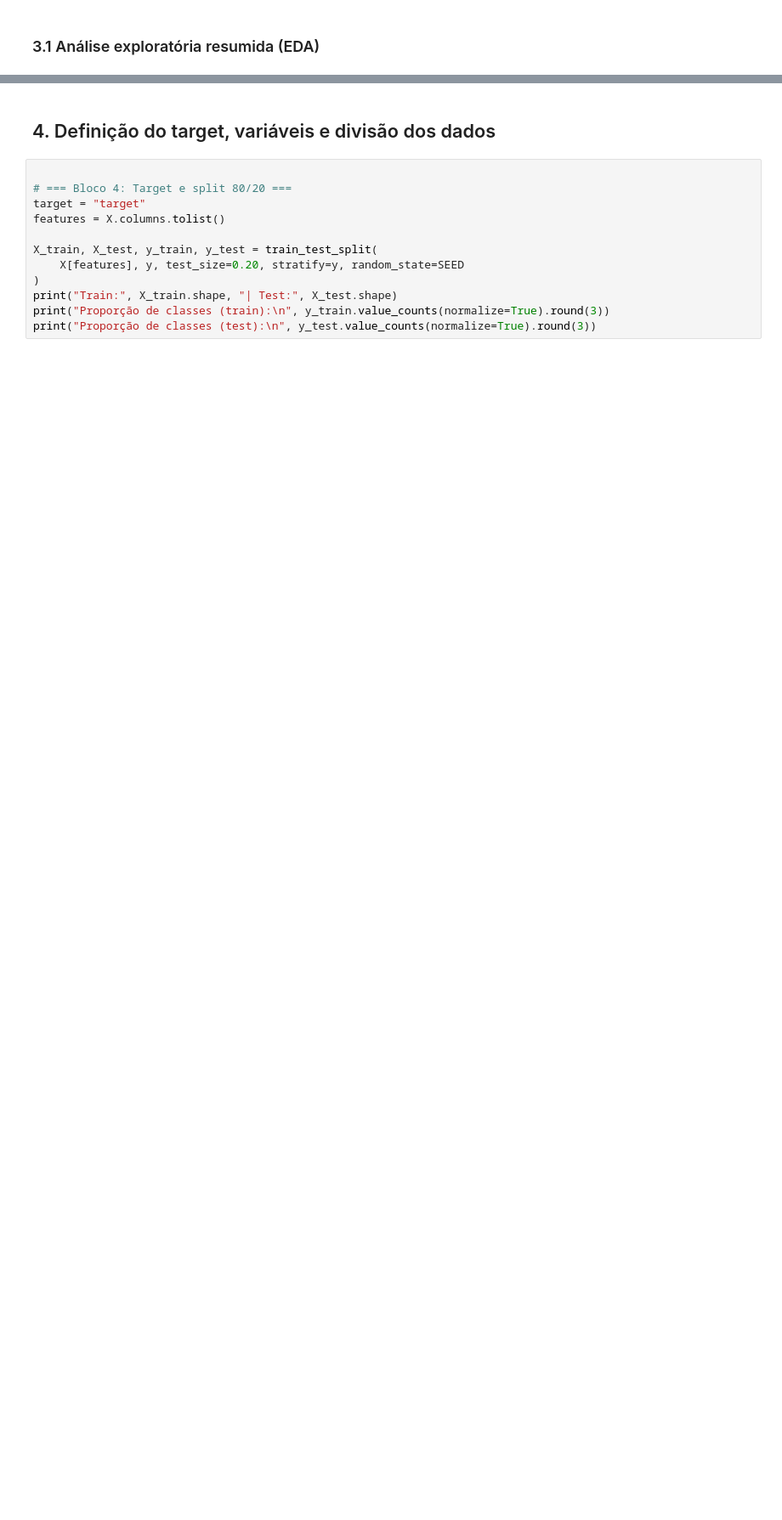
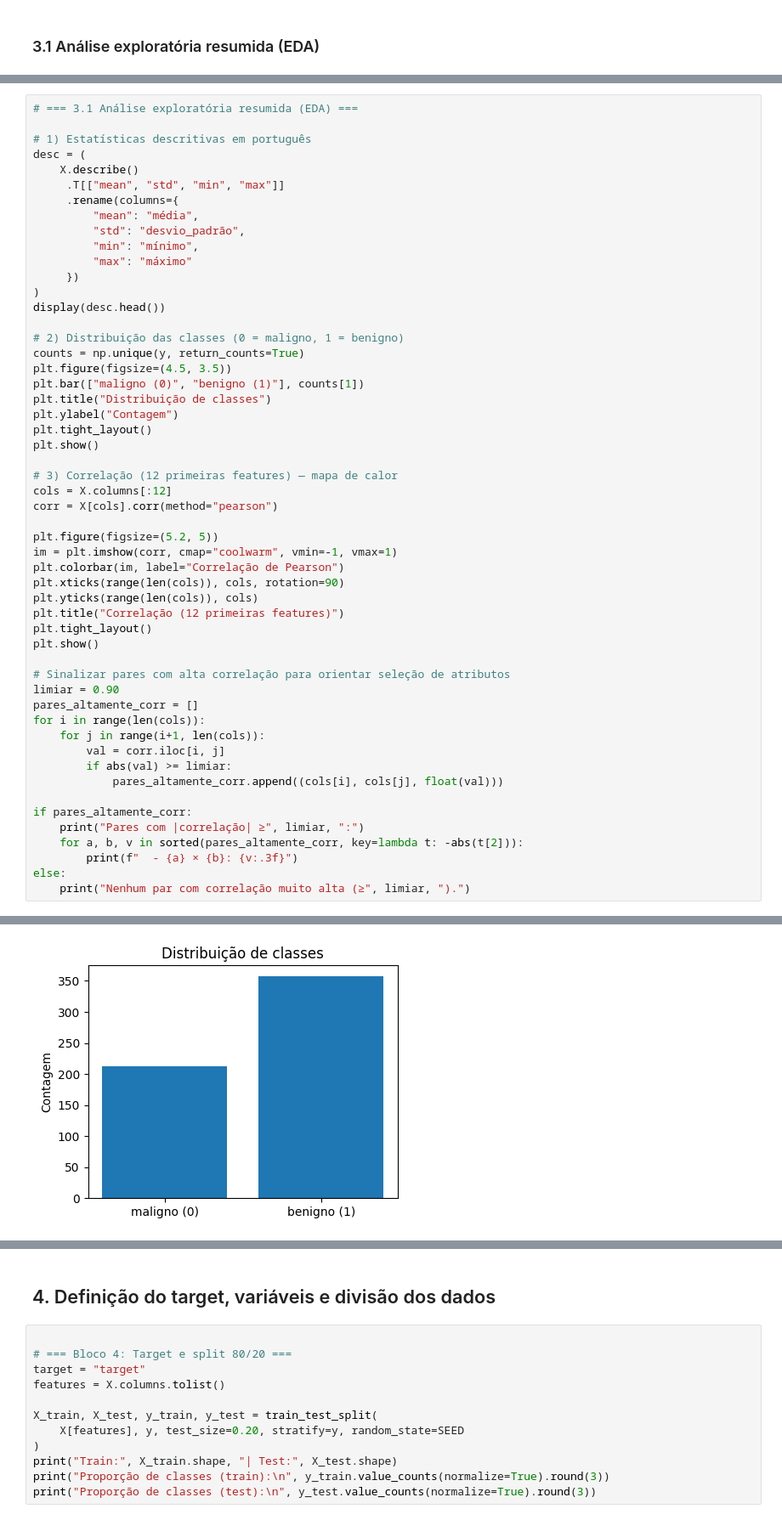
Before and after one commit to ccardoso32/MVP-Machine-Learning-Analytics, a Jupyter notebook: MVP_ML_&_Analytics.ipynb, the cells around one changed output, grey strips where cells are left out. Shown: that part at 85% size. Cells and saved outputs as stored; diff of their text form; blank space fills up the shorter version.

```diff
--- a/MVP_ML_&_Analytics.ipynb
+++ b/MVP_ML_&_Analytics.ipynb
@@ -120,0 +125,54 @@ plt.colorbar(); plt.title("Correlação (12 primeiras features)"); plt.show()
+# %%
+# === 3.1 Análise exploratória resumida (EDA) ===
+
+# 1) Estatísticas descritivas em português
+desc = (
+    X.describe()
+     .T[["mean", "std", "min", "max"]]
+     .rename(columns={
+         "mean": "média",
+         "std": "desvio_padrão",
+         "min": "mínimo",
+         "max": "máximo"
+     })
+)
+display(desc.head())
+
+# 2) Distribuição das classes (0 = maligno, 1 = benigno)
+counts = np.unique(y, return_counts=True)
+plt.figure(figsize=(4.5, 3.5))
+plt.bar(["maligno (0)", "benigno (1)"], counts[1])
+plt.title("Distribuição de classes")
+plt.ylabel("Contagem")
+plt.tight_layout()
+plt.show()
+
+# 3) Correlação (12 primeiras features) — mapa de calor
+cols = X.columns[:12]
+corr = X[cols].corr(method="pearson")
+
+plt.figure(figsize=(5.2, 5))
+im = plt.imshow(corr, cmap="coolwarm", vmin=-1, vmax=1)
+plt.colorbar(im, label="Correlação de Pearson")
+plt.xticks(range(len(cols)), cols, rotation=90)
+plt.yticks(range(len(cols)), cols)
+plt.title("Correlação (12 primeiras features)")
+plt.tight_layout()
+plt.show()
+
+# Sinalizar pares com alta correlação para orientar seleção de atributos
+limiar = 0.90
+pares_altamente_corr = []
+for i in range(len(cols)):
+    for j in range(i+1, len(cols)):
+        val = corr.iloc[i, j]
+        if abs(val) >= limiar:
+            pares_altamente_corr.append((cols[i], cols[j], float(val)))
+
+if pares_altamente_corr:
+    print("Pares com |correlação| ≥", limiar, ":")
+    for a, b, v in sorted(pares_altamente_corr, key=lambda t: -abs(t[2])):
+        print(f"  - {a} × {b}: {v:.3f}")
+else:
+    print("Nenhum par com correlação muito alta (≥", limiar, ").")
+# %% [output]
@@ -120,0 +185 @@ plt.colorbar(); plt.title("Correlação (12 primeiras features)"); plt.show()
+[figure, added]
```
Also changed, not shown: parts of 13 cells of this notebook.
